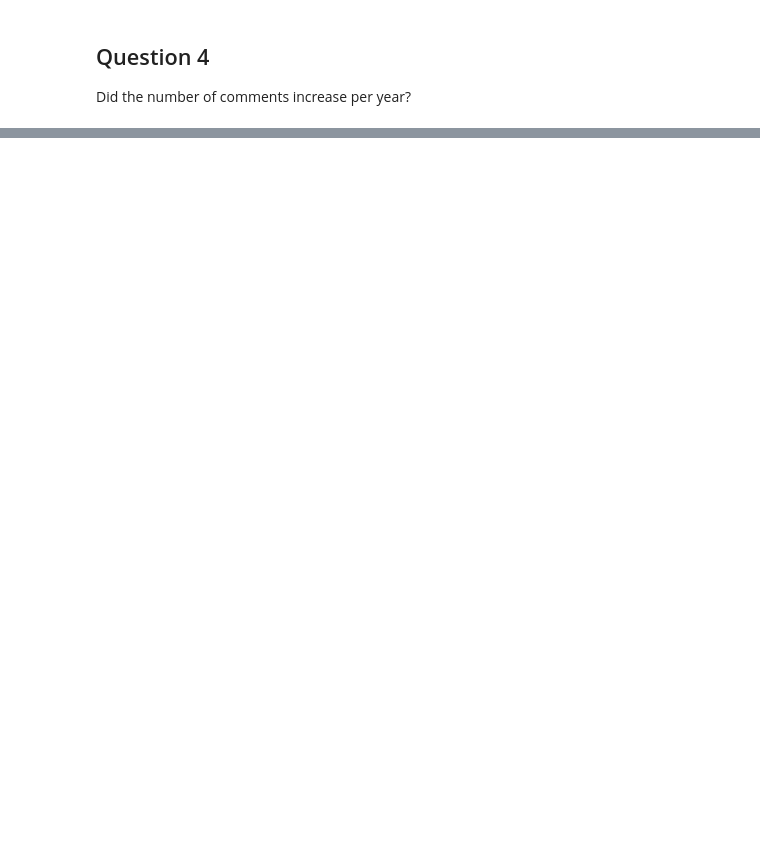
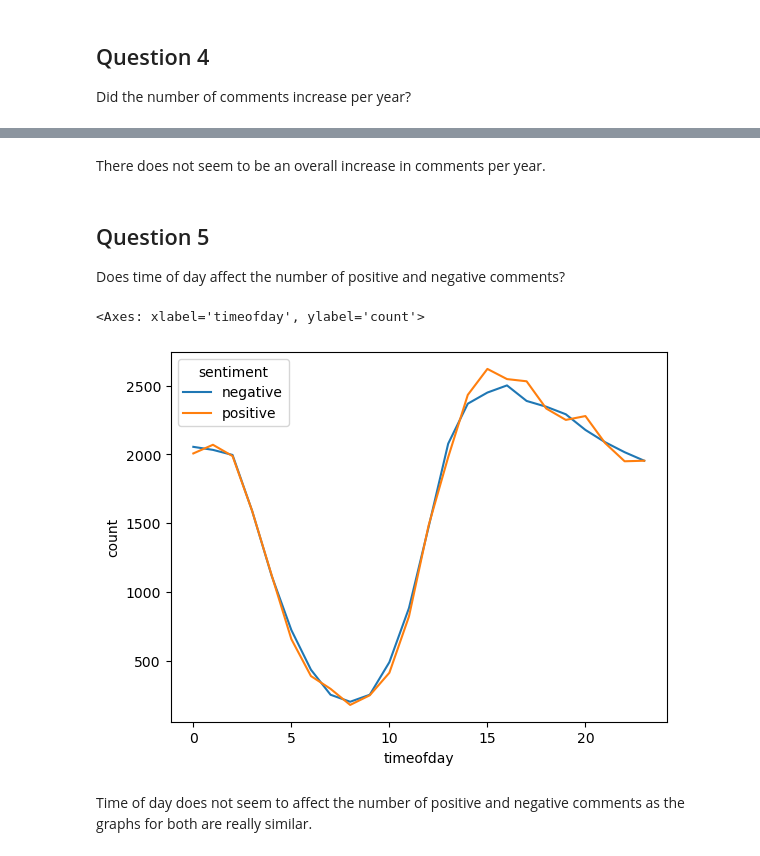
Before and after one commit to lillygoebel7/330final, a Jupyter notebook: reddit.ipynb, the cells around one changed output, grey strips where cells are left out. Saved outputs shown, nothing was run; the diff lists cells and outputs as text; code cells hidden in the pictures; blank space fills up the shorter version.

```diff
--- a/reddit.ipynb
+++ b/reddit.ipynb
@@ -205,0 +189,16 @@ datetime.datetime(2012, 8, 7, 5, 29, 16)
+# %% [markdown]
+There does not seem to be an overall increase in comments per year.
+# %% [markdown]
+## Question 5
+
+Does time of day affect the number of positive and negative comments?
+# %%
+sent_count = pd.DataFrame(df.groupby(['timeofday', 'sentiment']).sentiment.count())
+sent_count = sent_count.rename(columns={'sentiment': 'count'}).reset_index()
+# %%
+sns.lineplot(data=sent_count, x='timeofday', y='count', hue='sentiment')
+# %% [output]
+<Axes: xlabel='timeofday', ylabel='count'>
+[figure, added]
+# %% [markdown]
+Time of day does not seem to affect the number of positive and negative comments as the graphs for both are really similar.
```
Also changed, not shown: parts of 12 cells of this notebook.
